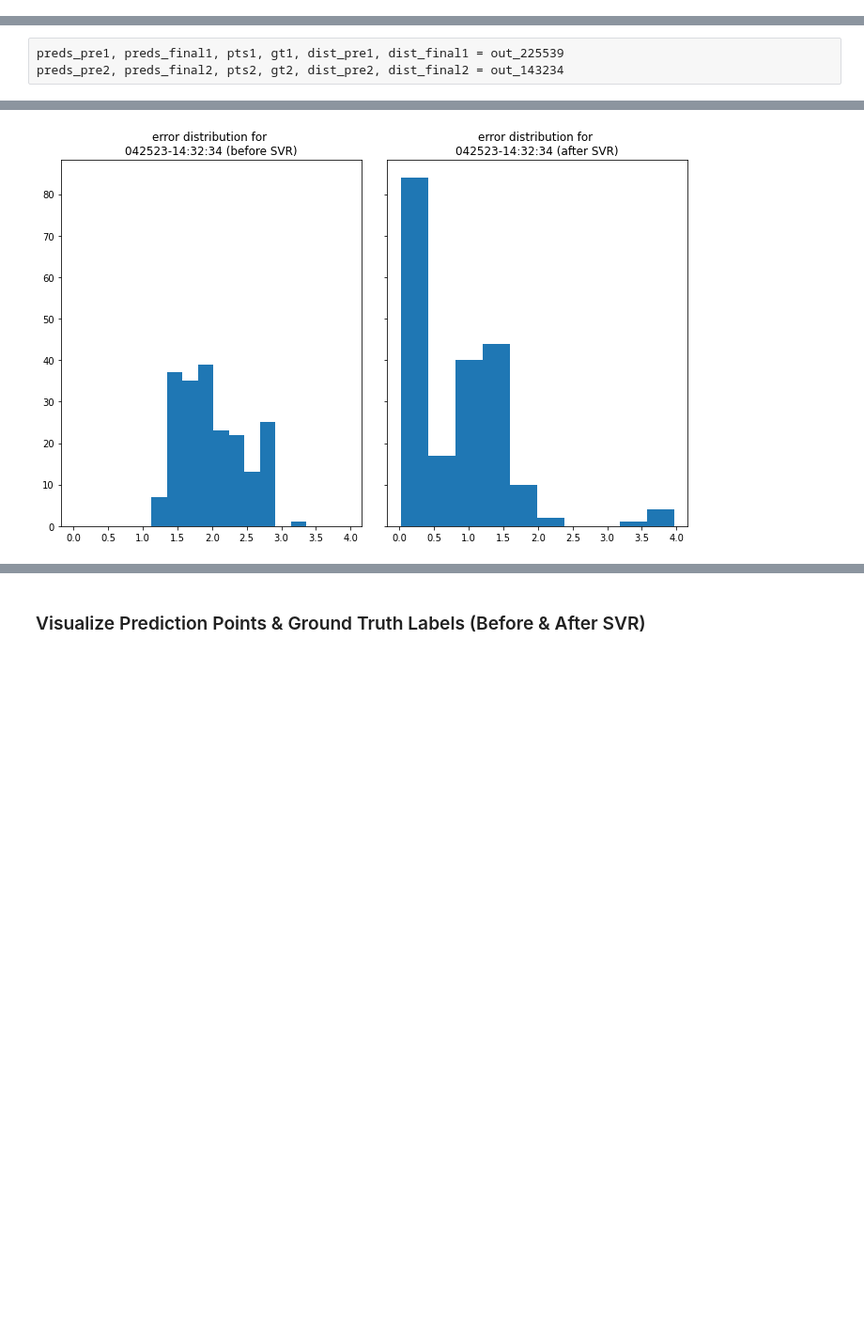
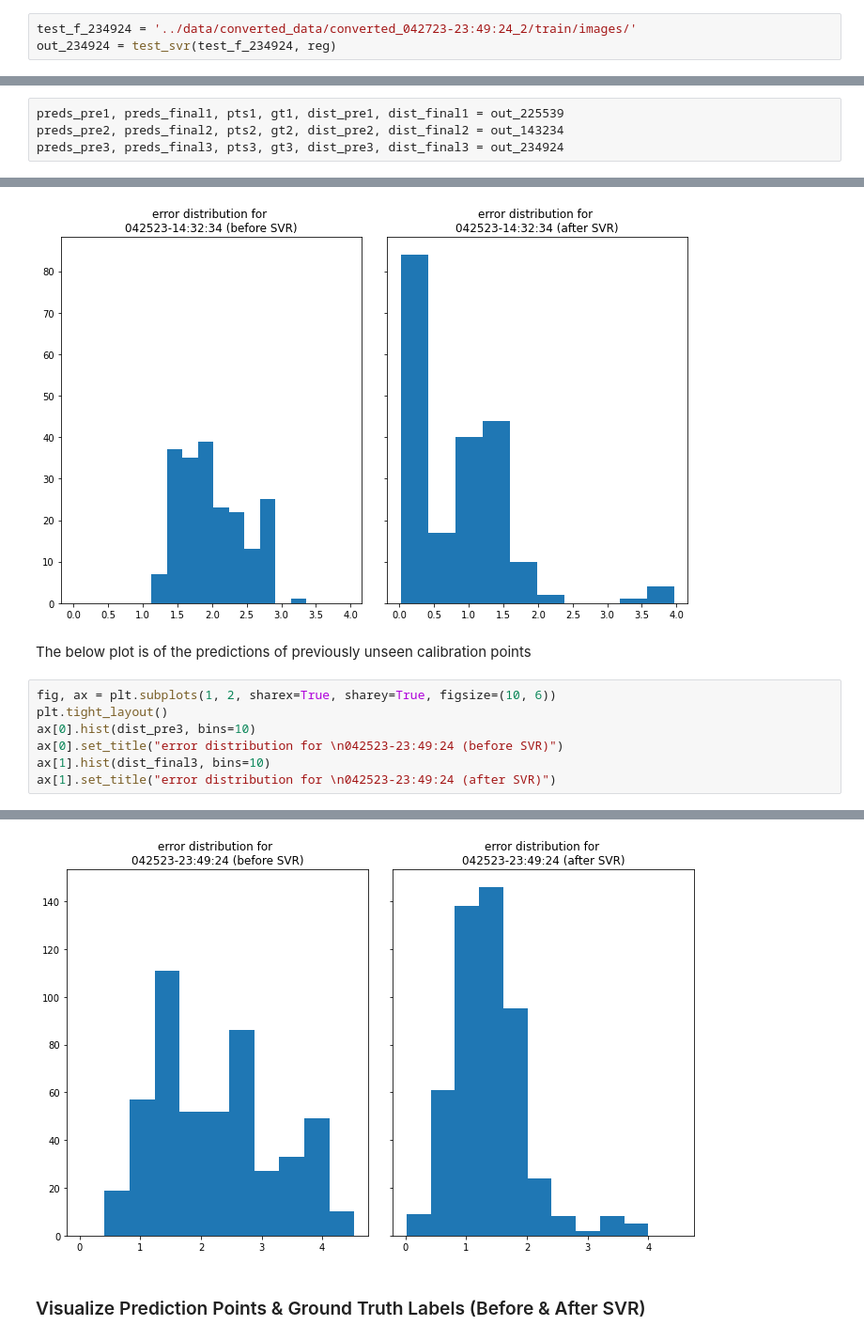
Before and after one commit to jason-shang/gaze-estimation, a Jupyter notebook: notebooks/Personalization.ipynb, the cells around one changed output, grey strips where cells are left out. Shown at 94% size. Cells and saved outputs as stored; diff of their text form; blank space fills up the shorter version.

Commit message:
more personalization visualizations

```diff
--- a/notebooks/Personalization.ipynb
+++ b/notebooks/Personalization.ipynb
@@ -153,3 +136,6 @@ test_f_143234 = '../data/converted_data/converted_042523-14:32:34_2/train/images
 out_143234 = test_svr(test_f_143234, reg)
 # %% [output]
 Num files for test = 202
+# %%
+test_f_234924 = '../data/converted_data/converted_042723-23:49:24_2/train/images/'
+out_234924 = test_svr(test_f_234924, reg)
@@ -156,6 +144,7 @@ Num files for test = 202
 # %%
 preds_pre1, preds_final1, pts1, gt1, dist_pre1, dist_final1 = out_225539
 preds_pre2, preds_final2, pts2, gt2, dist_pre2, dist_final2 = out_143234
+preds_pre3, preds_final3, pts3, gt3, dist_pre3, dist_final3 = out_234924
 # %%
 print("all these have 6 frames after each dot onset removed")
 print("before svr for 042523-20:55:39: ", np.mean(dist_pre1))
@@ -190,3 +183,13 @@ ax[1].set_title("error distribution for \n042523-14:32:34 (after SVR)")
 # %% [output]
 Text(0.5, 1.0, 'error distribution for \n042523-14:32:34 (after SVR)')
 [figure]
+# %% [markdown]
+The below plot is of the predictions of previously unseen calibration points
+# %%
+fig, ax = plt.subplots(1, 2, sharex=True, sharey=True, figsize=(10, 6))
+plt.tight_layout()
+ax[0].hist(dist_pre3, bins=10)
+ax[0].set_title("error distribution for \n042523-23:49:24 (before SVR)")
+ax[1].hist(dist_final3, bins=10)
+ax[1].set_title("error distribution for \n042523-23:49:24 (after SVR)")
+# %% [output]
@@ -193,3 +197,4 @@ Text(0.5, 1.0, 'error distribution for \n042523-14:32:34 (after SVR)')
+[figure, added]
 # %% [markdown]
 ### Visualize Prediction Points & Ground Truth Labels (Before & After SVR)
 # %% [markdown]
```
Also changed, not shown: parts of 5 cells of this notebook, 1 other file.
